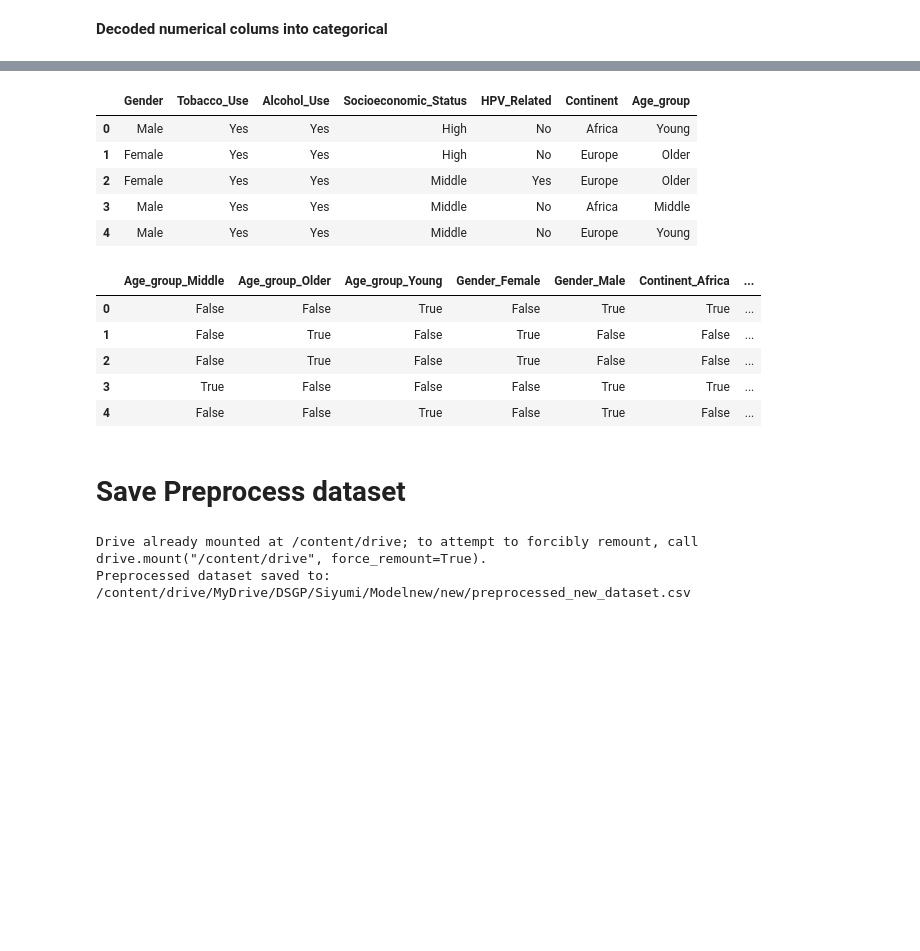
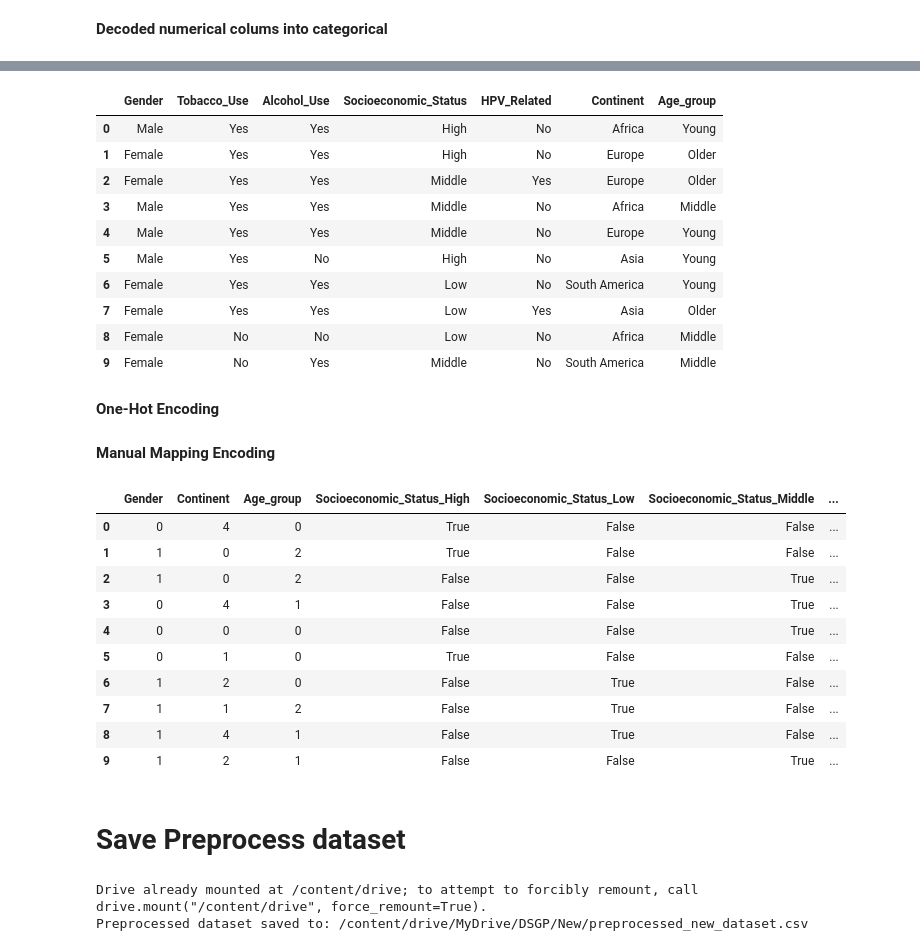
Before and after one commit to tharushaliyanagama/OralCancerEarlyDetection-DSGP, a Jupyter notebook: data_preprocessing_New.ipynb, the cells around one changed output, grey strips where cells are left out. Saved outputs shown, nothing was run; the diff lists cells and outputs as text; code cells hidden in the pictures; blank space fills up the shorter version.

Commit message:
Replaced one-hot encoding with manual mapping for Age_group, Gender, and Continent columns

```diff
--- a/data_preprocessing_New.ipynb
+++ b/data_preprocessing_New.ipynb
@@ -18,5 +18,5 @@ Drive already mounted at /content/drive; to attempt to forcibly remount, call dr
 # %%
-data = pd.read_csv('/content/drive/MyDrive/DSGP/Siyumi/Modelnew/new/oral_cancer_prediction_dataset.csv')
+data = pd.read_csv('/content/drive/MyDrive/DSGP/New/oral_cancer_prediction_dataset.csv')
 # %%
 #Display information
 print("Dataset Info:")
@@ -365,5 +379,5 @@ data['HPV_Related'] = data['HPV_Related'].replace({1.0: 'Yes', 0.0: 'No'})
 # %%
-data.head()
+data.head(10)
 # %% [output]
 |  | Gender | Tobacco_Use | Alcohol_Use | Socioeconomic_Status | HPV_Related | Continent | Age_group |
 | 0 | Male | Yes | Yes | High | No | Africa | Young |
@@ -371,18 +385,37 @@ data.head()
 | 2 | Female | Yes | Yes | Middle | Yes | Europe | Older |
 | 3 | Male | Yes | Yes | Middle | No | Africa | Middle |
 | 4 | Male | Yes | Yes | Middle | No | Europe | Young |
+| 5 | Male | Yes | No | High | No | Asia | Young |
+| 6 | Female | Yes | Yes | Low | No | South America | Young |
+| 7 | Female | Yes | Yes | Low | Yes | Asia | Older |
+| 8 | Female | No | No | Low | No | Africa | Middle |
+| 9 | Female | No | Yes | Middle | No | South America | Middle |
+# %% [markdown]
+**One-Hot Encoding**
 # %%
 #one hot encoding
-data = pd.get_dummies(data, columns=['Age_group','Gender', 'Continent','Socioeconomic_Status','Tobacco_Use','Alcohol_Use','HPV_Related'])
+data = pd.get_dummies(data, columns=['Socioeconomic_Status','Tobacco_Use','Alcohol_Use','HPV_Related'])
+# %% [markdown]
+**Manual Mapping Encoding**
+# %%
+# msanually map for categorical varuables
+data['Age_group'] = data['Age_group'].map({'Young': 0, 'Middle': 1, 'Older': 2})
+data['Gender'] = data['Gender'].map({'Male': 0, 'Female': 1})
+data['Continent'] = data['Continent'].map({'Europe': 0, 'Asia': 1, 'South America': 2, 'North America': 3, 'Africa': 4})
 # %%
-data.head()
+data.head(10)
 # %% [output]
-|  | Age_group_Middle | Age_group_Older | Age_group_Young | Gender_Female | Gender_Male | Continent_Africa | ... |
-| 0 | False | False | True | False | True | True | ... |
-| 1 | False | True | False | True | False | False | ... |
-| 2 | False | True | False | True | False | False | ... |
-| 3 | True | False | False | False | True | True | ... |
-| 4 | False | False | True | False | True | False | ... |
+|  | Gender | Continent | Age_group | Socioeconomic_Status_High | Socioeconomic_Status_Low | Socioeconomic_Status_Middle | ... |
+| 0 | 0 | 4 | 0 | True | False | False | ... |
+| 1 | 1 | 0 | 2 | True | False | False | ... |
+| 2 | 1 | 0 | 2 | False | False | True | ... |
+| 3 | 0 | 4 | 1 | False | False | True | ... |
+| 4 | 0 | 0 | 0 | False | False | True | ... |
+| 5 | 0 | 1 | 0 | True | False | False | ... |
+| 6 | 1 | 2 | 0 | False | True | False | ... |
+| 7 | 1 | 1 | 2 | False | True | False | ... |
+| 8 | 1 | 4 | 1 | False | True | False | ... |
+| 9 | 1 | 2 | 1 | False | False | True | ... |
 # %% [markdown]
 # **Save Preprocess dataset**
 # %%
@@ -393,7 +426,7 @@ import os
 drive.mount('/content/drive')
 
 # Define the correct directory and filename
-folder_path = "/content/drive/MyDrive/DSGP/Siyumi/Modelnew/new"
+folder_path = "/content/drive/MyDrive/DSGP/New"
 file_name = "preprocessed_new_dataset.csv"
 full_path = os.path.join(folder_path, file_name)
 
@@ -406,4 +439,4 @@ data.to_csv(full_path, index=False)
 print(f"Preprocessed dataset saved to: {full_path}")
 # %% [output]
 Drive already mounted at /content/drive; to attempt to forcibly remount, call drive.mount("/content/drive", force_remount=True).
-Preprocessed dataset saved to: /content/drive/MyDrive/DSGP/Siyumi/Modelnew/new/preprocessed_new_dataset.csv
+Preprocessed dataset saved to: /content/drive/MyDrive/DSGP/New/preprocessed_new_dataset.csv
```
Also changed, not shown: parts of 11 cells of this notebook.
